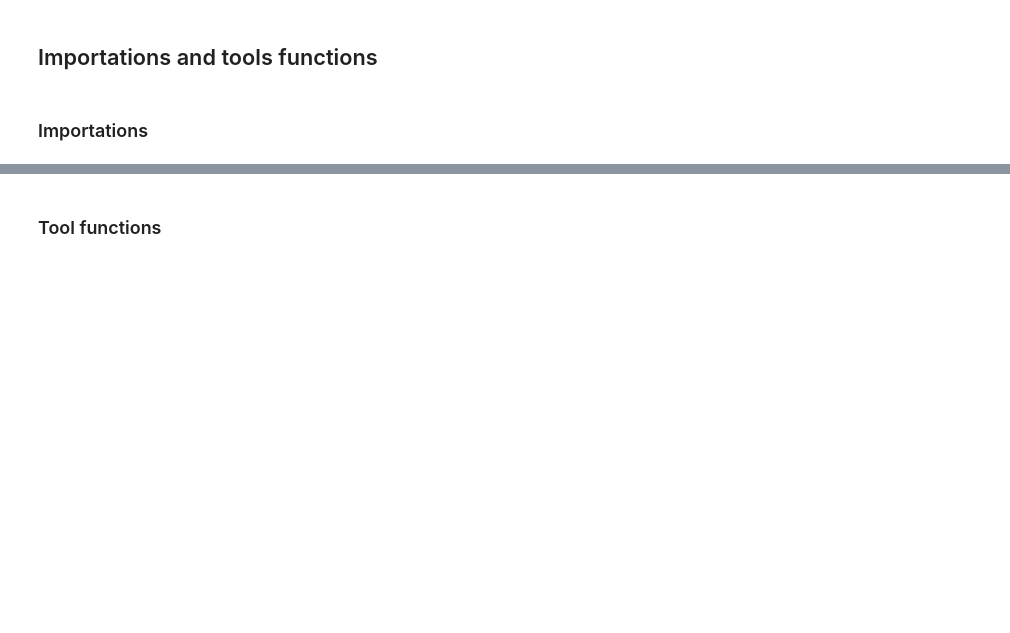
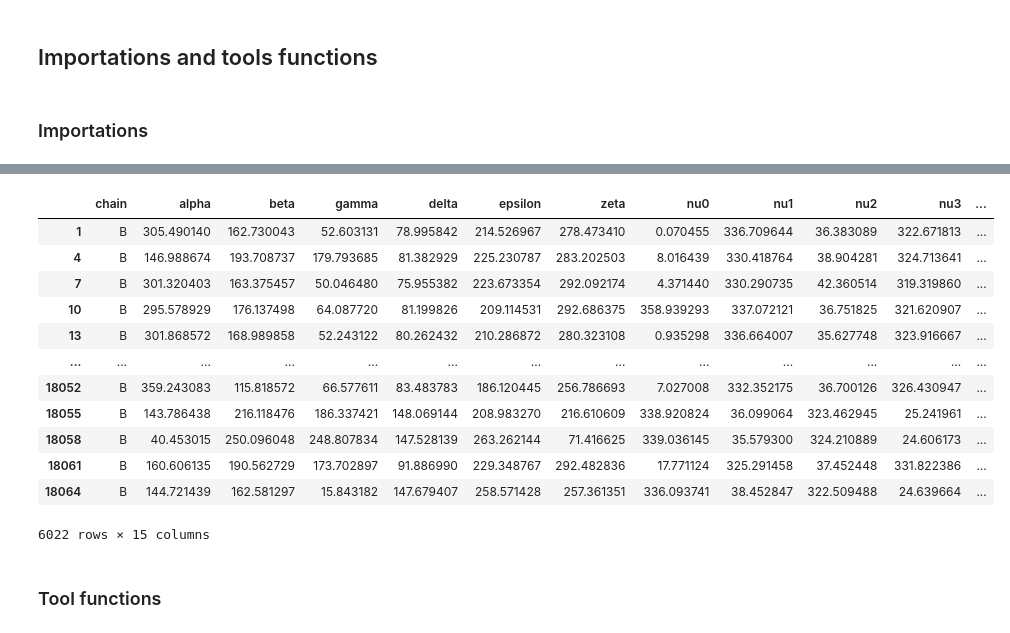
Before and after one commit to WandrilleBuchy/DihedralAnglesStudy, a Jupyter notebook: Optimal_transport.ipynb, the cells around one changed output, grey strips where cells are left out. Drawn from its saved outputs; the diff is of its cells as text; code cells hidden in the pictures; blank space fills up the shorter version.

```diff
--- a/Optimal_transport.ipynb
+++ b/Optimal_transport.ipynb
@@ -19,2 +33,41 @@ import numpy as np
 from warnings import warn
 from sympy import Interval, Union
+# %%
+bases_list = ["AAA", "AAC", "CAC", "CAA", "CCC", "CCA", "ACC", "ACA"]
+
+data_path = "/home/onyxia/work/Data/"
+# %%
+dfs = {}
+
+for base in bases_list:
+    dfs[base] = pd.read_csv(f"{data_path}angles_RNA_{base}.csv")
+
+df_all_angles = pd.concat(dfs, axis=1)
+# %%
+mid_angles = {}
+first_angles = {}
+last_angles = {}
+
+cols_to_drop = ["res_id", "res_name"]
+
+for base in bases_list:
+
+    mid_angles[base] = dfs[base][dfs[base]["res_id"].isin([2])].drop(columns=cols_to_drop)
+    first_angles[base] = dfs[base][dfs[base]["res_id"].isin([1])].drop(columns=cols_to_drop)
+    last_angles[base] = dfs[base][dfs[base]["res_id"].isin([3])].drop(columns=cols_to_drop)
+
+mid_angles["AAA"]
+# %% [output]
+|  | chain | alpha | beta | gamma | delta | epsilon | zeta | nu0 | nu1 | nu2 | nu3 | ... |
+| 1 | B | 305.490140 | 162.730043 | 52.603131 | 78.995842 | 214.526967 | 278.473410 | 0.070455 | 336.709644 | 36.383089 | 322.671813 | ... |
+| 4 | B | 146.988674 | 193.708737 | 179.793685 | 81.382929 | 225.230787 | 283.202503 | 8.016439 | 330.418764 | 38.904281 | 324.713641 | ... |
+| 7 | B | 301.320403 | 163.375457 | 50.046480 | 75.955382 | 223.673354 | 292.092174 | 4.371440 | 330.290735 | 42.360514 | 319.319860 | ... |
+| 10 | B | 295.578929 | 176.137498 | 64.087720 | 81.199826 | 209.114531 | 292.686375 | 358.939293 | 337.072121 | 36.751825 | 321.620907 | ... |
+| 13 | B | 301.868572 | 168.989858 | 52.243122 | 80.262432 | 210.286872 | 280.323108 | 0.935298 | 336.664007 | 35.627748 | 323.916667 | ... |
+| ... | ... | ... | ... | ... | ... | ... | ... | ... | ... | ... | ... | ... |
+| 18052 | B | 359.243083 | 115.818572 | 66.577611 | 83.483783 | 186.120445 | 256.786693 | 7.027008 | 332.352175 | 36.700126 | 326.430947 | ... |
+| 18055 | B | 143.786438 | 216.118476 | 186.337421 | 148.069144 | 208.983270 | 216.610609 | 338.920824 | 36.099064 | 323.462945 | 25.241961 | ... |
+| 18058 | B | 40.453015 | 250.096048 | 248.807834 | 147.528139 | 263.262144 | 71.416625 | 339.036145 | 35.579300 | 324.210889 | 24.606173 | ... |
+| 18061 | B | 160.606135 | 190.562729 | 173.702897 | 91.886990 | 229.348767 | 292.482836 | 17.771124 | 325.291458 | 37.452448 | 331.822386 | ... |
+| 18064 | B | 144.721439 | 162.581297 | 15.843182 | 147.679407 | 258.571428 | 257.361351 | 336.093741 | 38.452847 | 322.509488 | 24.639664 | ... |
+6022 rows × 15 columns
```
Also changed, not shown: parts of 13 cells of this notebook.
